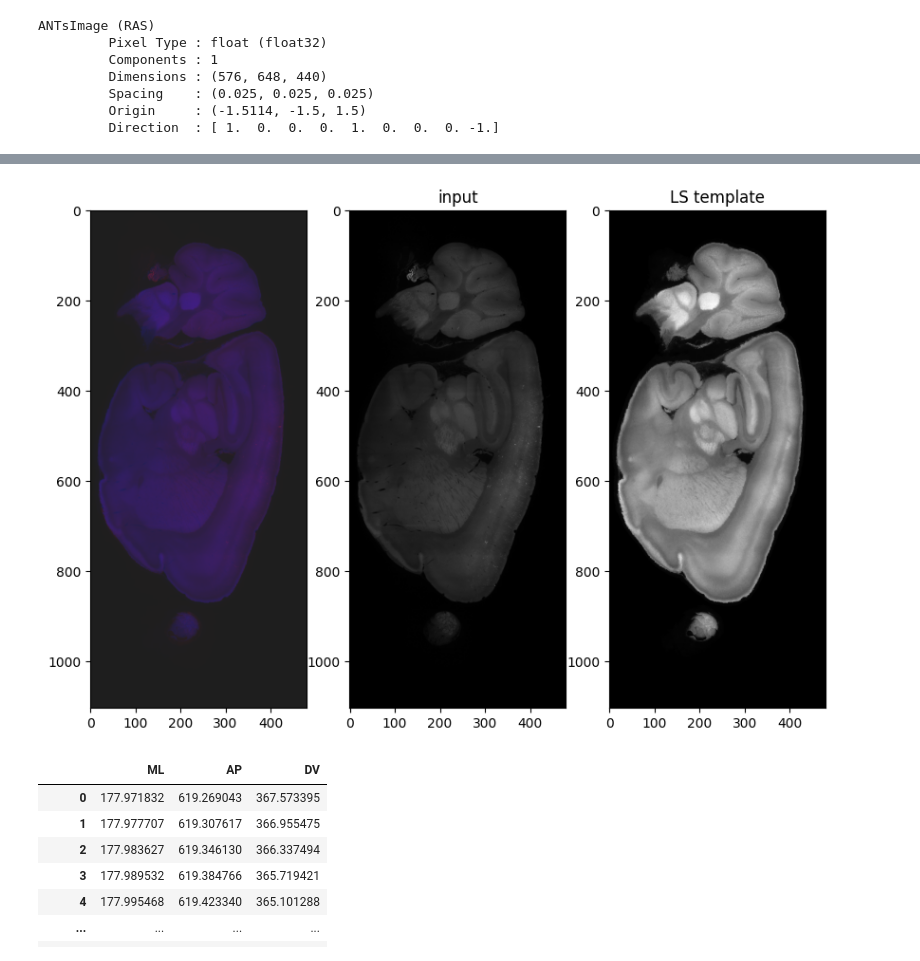
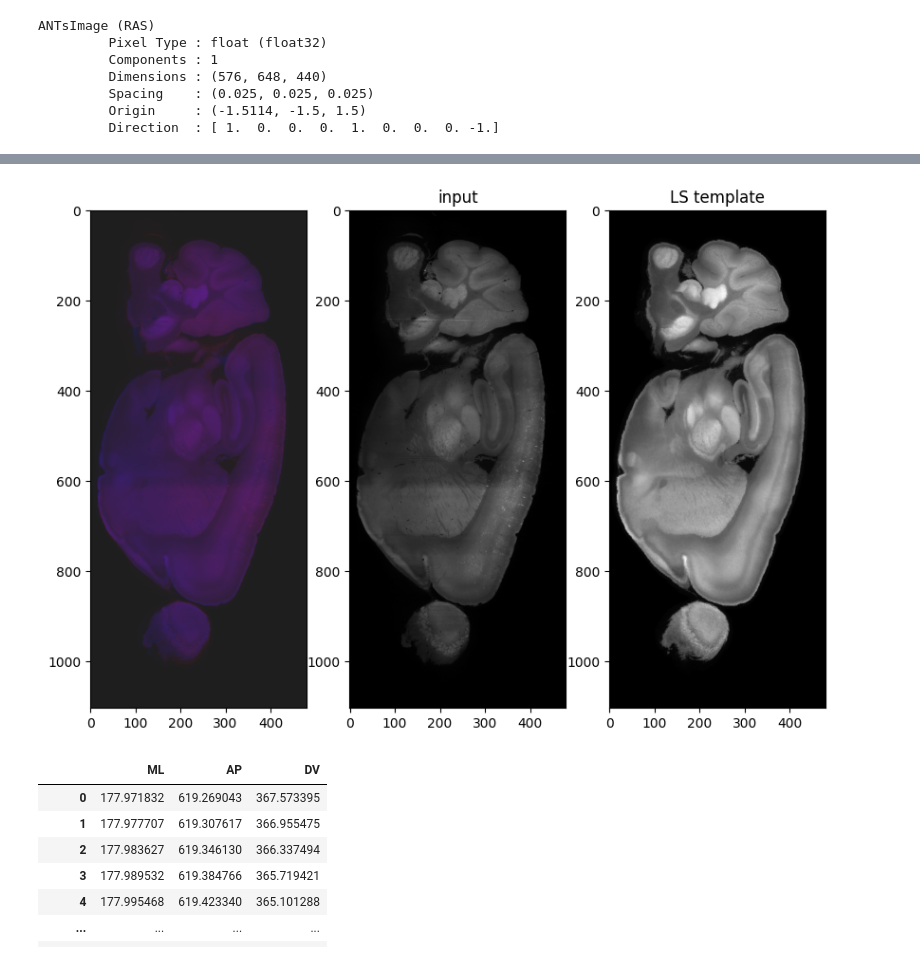
Before and after one commit to AllenInstitute/deep_ccf_registration, a Jupyter notebook: scripts/smartspim/coord_transform.ipynb, the cells around one changed output, grey strips where cells are left out. Saved outputs shown, nothing was run; the diff lists cells and outputs as text; code cells hidden in the pictures.

```diff
--- a/scripts/smartspim/coord_transform.ipynb
+++ b/scripts/smartspim/coord_transform.ipynb
@@ -68,7 +68,7 @@ def create_coordinate_dataframe(height, width, col_names: list[str], z_value=200
 
     return df
 # %%
-input_points = create_coordinate_dataframe(height=raw.shape[-2], width=raw.shape[-1], z_value=200, col_names=['z', 'y', 'x'])
+input_points = create_coordinate_dataframe(height=raw.shape[-2], width=raw.shape[-1], z_value=216, col_names=['z', 'y', 'x'])
 # %%
 ls_template_points = coord_transform.forward_transform(
     points=input_points,
@@ -112,5 +113,42 @@ def sample_ls_template_at_points(ls_template_points: pd.DataFrame, ls_template:
         raise NotImplementedError
 
     return values, valid_mask
+# %%
+import torch
+
+def sample_template_at_points(
+    template_points: torch.Tensor,
+    template: ants.ANTsImage,
+    interpolation='nearest'
+) -> np.ndarray:
+    # flatten
+    #template_points = template_points.reshape((-1, 3))
+
+    # Check bounds
+    valid_mask = (
+            (template_points[:, 0] >= 0) & (template_points[:, 0] < template.shape[0]) &
+            (template_points[:, 1] >= 0) & (template_points[:, 1] < template.shape[1]) &
+            (template_points[:, 2] >= 0) & (template_points[:, 2] < template.shape[2])
+    )
+
+    values = np.zeros(len(template_points))
+
+    if interpolation == 'nearest':
+        # Round to nearest integer
+        template_points = template_points[valid_mask].floor().int().cpu().numpy()
+        values[valid_mask.cpu().numpy()] = template.numpy()[
+            template_points[:, 0],
+            template_points[:, 1],
+            template_points[:, 2]
+        ]
+    else:
+        raise NotImplementedError
+
+    return values
 # %%
-ls_template_on_input = sample_ls_template_at_points(ls_template_points=ls_template_points, ls_template=coord_transform.ls_template, interpolation='nearest')[0].reshape((raw.shape[-2], raw.shape[-1]))
+# ls_template_on_input = sample_ls_template_at_points(template_points=ls_template_points, ls_template=coord_transform.ls_template, interpolation='nearest')[0].reshape((raw.shape[-2], raw.shape[-1]))
+
+ls_template_on_input = sample_template_at_points(
+    template_points=torch.tensor(ls_template_points.values),
+    template=coord_transform.ls_template
+).reshape((raw.shape[-2], raw.shape[-1]))
@@ -117,7 +188,7 @@ ls_template_on_input = sample_ls_template_at_points(ls_template_points=ls_templa
 # %%
 from skimage.exposure import rescale_intensity
 
-input_slice = raw[0, 0, 200]
+input_slice = raw[0, 0, 216]
 raw_rgb = np.zeros_like(input_slice, shape=(*input_slice.shape, 3))
 raw_rgb[:, :, 0] = input_slice
 
@@ -126,14 +197,14 @@ ls_template_on_input_rgb[:, :, 2] = ls_template_on_input
 # %%
 fig, ax = plt.subplots(figsize=(10, 10), ncols=3)
 ax[0].imshow(rescale_intensity(raw_rgb, out_range=(0, 1)), alpha=0.8)
 ax[0].imshow(rescale_intensity(ls_template_on_input_rgb, out_range=(0, 1)), alpha=0.4)
-ax[1].imshow(raw[0, 0, 200], cmap='gray')
+ax[1].imshow(raw[0, 0, 216], cmap='gray')
 ax[1].set_title('input')
 ax[2].imshow(ls_template_on_input, cmap='gray')
 ax[2].set_title('LS template')
 plt.show()
 # %% [output]
-[figure, old version]
+[figure, new version]
 # %%
 ls_template_points
 # %% [output]
```
Also changed, not shown: parts of 4 cells of this notebook, 3 other files.
